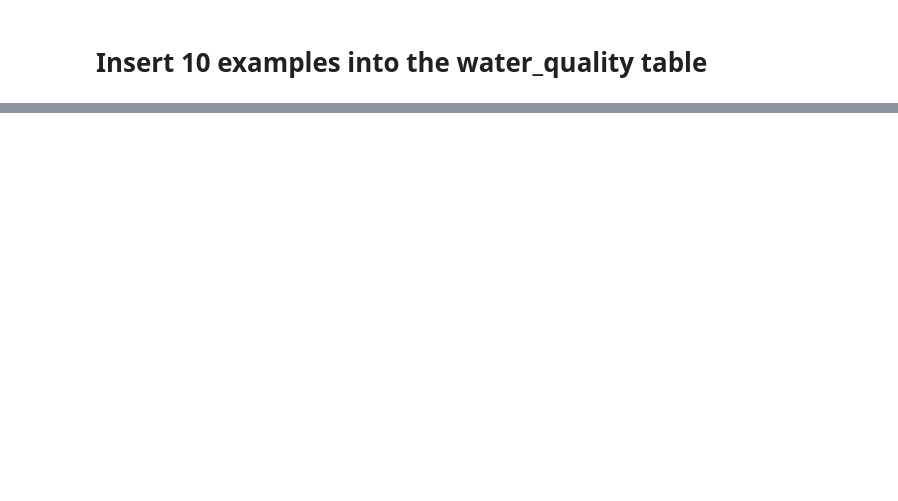
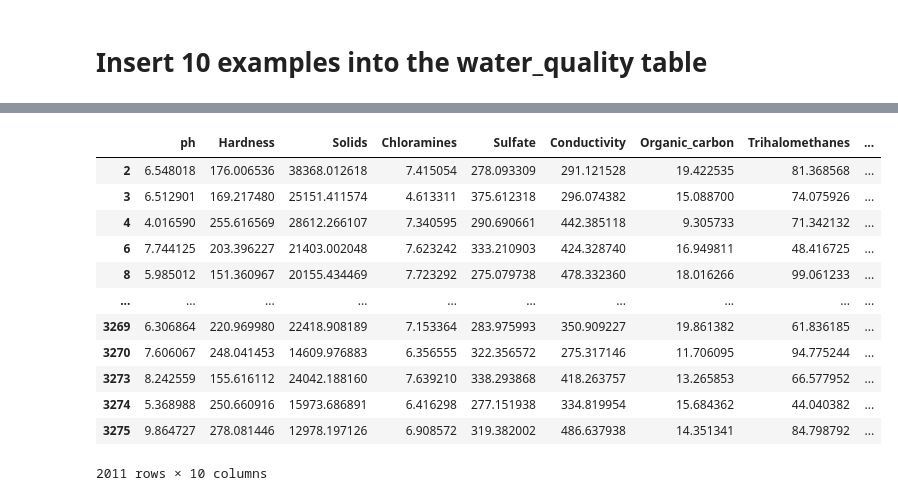
Before and after one commit to Kakaymi10/machine_learning_pipeline, a Jupyter notebook: databases/feed.ipynb, the cells around one changed output, grey strips where cells are left out. Saved outputs shown, nothing was run; the diff lists cells and outputs as text; code cells hidden in the pictures; blank space fills up the shorter version.

```diff
--- a/databases/feed.ipynb
+++ b/databases/feed.ipynb
@@ -25,0 +43,18 @@ examples.to_csv('datapoints.csv', index=False)
+# %%
+# Delete rows which have NaN.
+df.dropna(axis = 0, inplace = True)
+df
+# %% [output]
+|  | ph | Hardness | Solids | Chloramines | Sulfate | Conductivity | Organic_carbon | Trihalomethanes | ... |
+| 2 | 6.548018 | 176.006536 | 38368.012618 | 7.415054 | 278.093309 | 291.121528 | 19.422535 | 81.368568 | ... |
+| 3 | 6.512901 | 169.217480 | 25151.411574 | 4.613311 | 375.612318 | 296.074382 | 15.088700 | 74.075926 | ... |
+| 4 | 4.016590 | 255.616569 | 28612.266107 | 7.340595 | 290.690661 | 442.385118 | 9.305733 | 71.342132 | ... |
+| 6 | 7.744125 | 203.396227 | 21403.002048 | 7.623242 | 333.210903 | 424.328740 | 16.949811 | 48.416725 | ... |
+| 8 | 5.985012 | 151.360967 | 20155.434469 | 7.723292 | 275.079738 | 478.332360 | 18.016266 | 99.061233 | ... |
+| ... | ... | ... | ... | ... | ... | ... | ... | ... | ... |
+| 3269 | 6.306864 | 220.969980 | 22418.908189 | 7.153364 | 283.975993 | 350.909227 | 19.861382 | 61.836185 | ... |
+| 3270 | 7.606067 | 248.041453 | 14609.976883 | 6.356555 | 322.356572 | 275.317146 | 11.706095 | 94.775244 | ... |
+| 3273 | 8.242559 | 155.616112 | 24042.188160 | 7.639210 | 338.293868 | 418.263757 | 13.265853 | 66.577952 | ... |
+| 3274 | 5.368988 | 250.660916 | 15973.686891 | 6.416298 | 277.151938 | 334.819954 | 15.684362 | 44.040382 | ... |
+| 3275 | 9.864727 | 278.081446 | 12978.197126 | 6.908572 | 319.382002 | 486.637938 | 14.351341 | 84.798792 | ... |
+2011 rows × 10 columns
```
Also changed, not shown: parts of 8 cells of this notebook, 5 other files.
